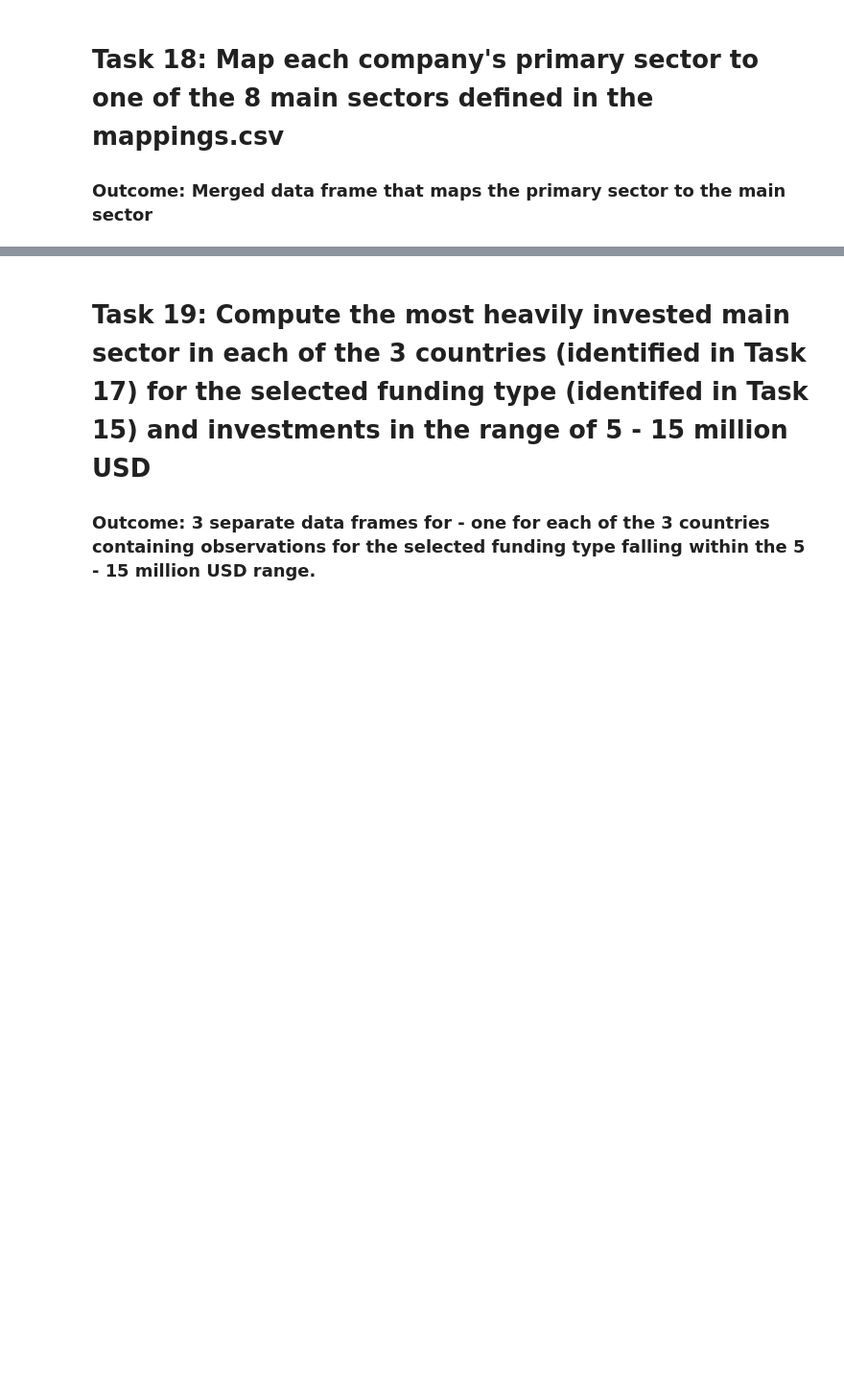
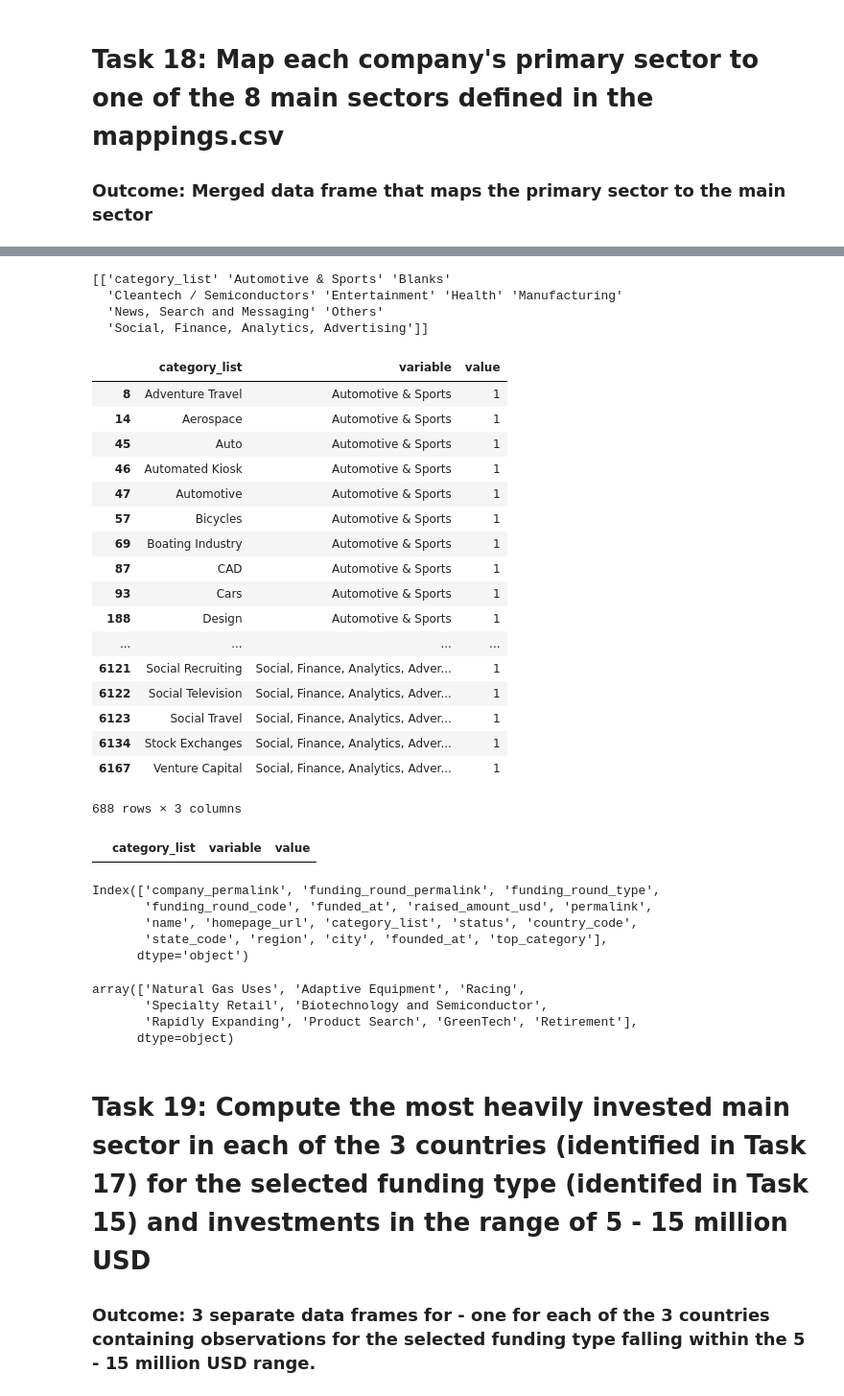
Before and after one commit to Nanditha-G-N/Machine-Learning-Case-Studies, a Jupyter notebook: investment-case-study_SR_AN.ipynb, the cells around one changed output, grey strips where cells are left out. Shown at 96% size. Saved outputs shown, nothing was run; the diff lists cells and outputs as text; code cells hidden in the pictures; blank space fills up the shorter version.

Commit message:
Update investment-case-study_SR_AN.ipynb
added the melt logic

```diff
--- a/investment-case-study_SR_AN.ipynb
+++ b/investment-case-study_SR_AN.ipynb
@@ -270,0 +329,5 @@ AttributeError: 'Series' object has no attribute 'columns'
+# %%
+df_mapping = pd.read_csv("mapping.csv")
+df_category_err = df_mapping[(df_mapping['category_list'].str.contains("0",na=False))&(~df_mapping['category_list'].str.contains("2.0",na=False))]
+df_mapping.loc[(df_mapping['category_list'].str.contains("0",na=False))&(~df_mapping['category_list'].str.contains("2.0",na=False)),['category_list']] = df_category_err['category_list'].str.replace("0","na")
+#df_category_err['category_list'].str.replace("0","na")
@@ -271,3 +349,57 @@ AttributeError: 'Series' object has no attribute 'columns'
+# %%
+column_value = np.array(df_mapping.columns.tolist())
+column_value = column_value.reshape(1,10)
+df_mapping_list = pd.melt(df_mapping, id_vars=['category_list'], value_vars=print(column_value))
+#df_mapping_list
+df_mapping_list = df_mapping_list[df_mapping_list["value"]==1]
+df_mapping_list
+# %% [output]
+[['category_list' 'Automotive & Sports' 'Blanks'
+  'Cleantech / Semiconductors' 'Entertainment' 'Health' 'Manufacturing'
+  'News, Search and Messaging' 'Others'
+  'Social, Finance, Analytics, Advertising']]
+|  | category_list | variable | value |
+| 8 | Adventure Travel | Automotive & Sports | 1 |
+| 14 | Aerospace | Automotive & Sports | 1 |
+| 45 | Auto | Automotive & Sports | 1 |
+| 46 | Automated Kiosk | Automotive & Sports | 1 |
+| 47 | Automotive | Automotive & Sports | 1 |
+| 57 | Bicycles | Automotive & Sports | 1 |
+| 69 | Boating Industry | Automotive & Sports | 1 |
+| 87 | CAD | Automotive & Sports | 1 |
+| 93 | Cars | Automotive & Sports | 1 |
+| 188 | Design | Automotive & Sports | 1 |
+| ... | ... | ... | ... |
+| 6121 | Social Recruiting | Social, Finance, Analytics, Adver... | 1 |
+| 6122 | Social Television | Social, Finance, Analytics, Adver... | 1 |
+| 6123 | Social Travel | Social, Finance, Analytics, Adver... | 1 |
+| 6134 | Stock Exchanges | Social, Finance, Analytics, Adver... | 1 |
+| 6167 | Venture Capital | Social, Finance, Analytics, Adver... | 1 |
+688 rows × 3 columns
+# %%
+#df_mapping_list["sector"] = df_mapping_list["variable"]
+#df_mapping_list = df_mapping_list.drop(["variable","value"],axis=1)
+df_mapping_list[df_mapping_list["category_list"]=='natural gas Uses']
+# %% [output]
+|  | category_list | variable | value |
+# %%
+df_venture.columns
+# %% [output]
+Index(['company_permalink', 'funding_round_permalink', 'funding_round_type',
+       'funding_round_code', 'funded_at', 'raised_amount_usd', 'permalink',
+       'name', 'homepage_url', 'category_list', 'status', 'country_code',
+       'state_code', 'region', 'city', 'founded_at', 'top_category'],
+      dtype='object')
+# %%
+df_venture.top_category.unique().shape
+df_mapping_list
+df_venture[~df_venture['top_category'].str.lower().isin(df_mapping_list['category_list'].str.lower())].top_category.unique()
+#df_venture = pd.merge(df_venture, df_mapping_list, left_on = 'top_category', right_on = 'category_list', how='inner')
+# %% [output]
+array(['Natural Gas Uses', 'Adaptive Equipment', 'Racing',
+       'Specialty Retail', 'Biotechnology and Semiconductor',
+       'Rapidly Expanding', 'Product Search', 'GreenTech', 'Retirement'],
+      dtype=object)
 # %% [markdown]
 # Task 19: Compute the most heavily invested main sector in each of the 3 countries (identified in Task 17) for the selected funding type (identifed in Task 15) and investments in the range of 5 - 15 million USD
 ### Outcome: 3 separate data frames for - one for each of the 3 countries containing observations for the selected funding type falling within the 5 - 15 million USD range.
```
Also changed, not shown: parts of 27 cells of this notebook.
